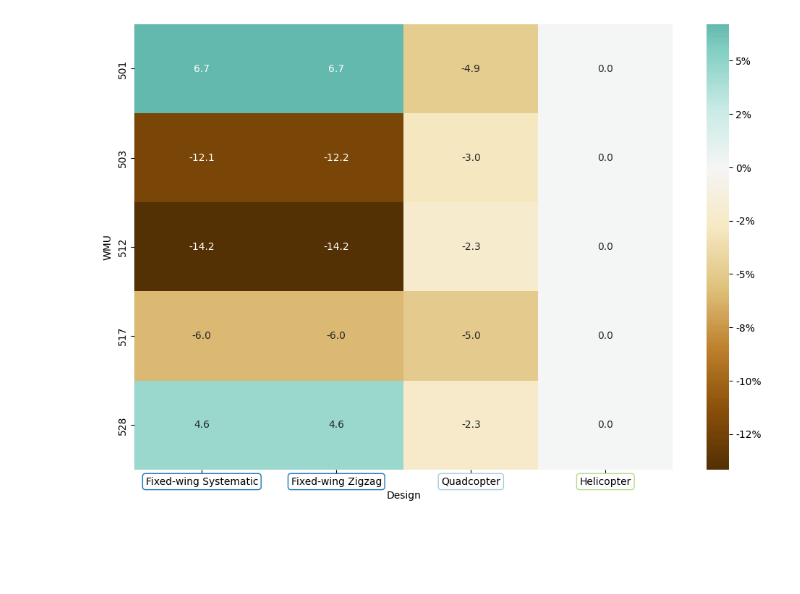
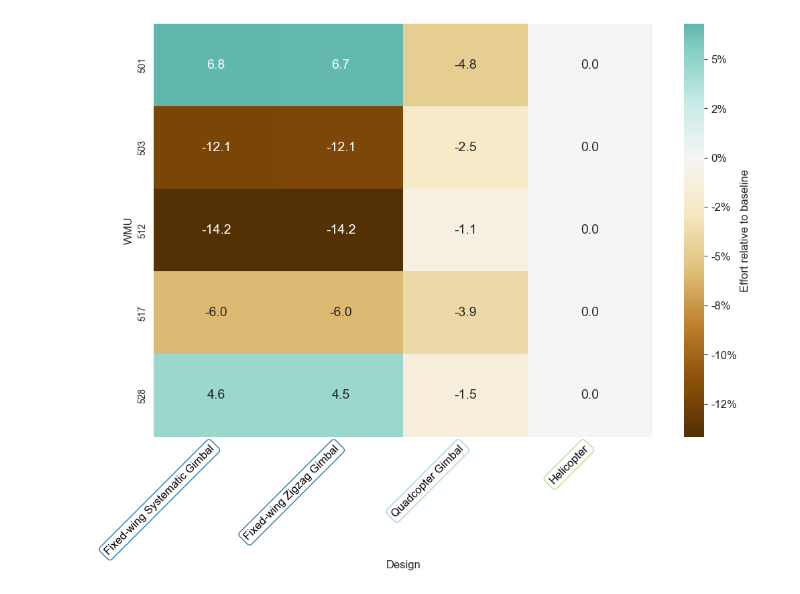
Before and after one commit to hambrecht/DroneSurveySimulator, a Jupyter notebook: Scripts/visualisation/vis_cover.ipynb, the cells around one changed output. Saved outputs shown, nothing was run; the diff lists cells and outputs as text; code cells hidden in the pictures; blank space fills up the shorter version.

Commit message:
set font type to Arial for publication change simulation names select variables of interest
adjust label and export options

```diff
--- a/Scripts/visualisation/vis_cover.ipynb
+++ b/Scripts/visualisation/vis_cover.ipynb
@@ -73,45 +73,64 @@ print(df.columns)
 # %%
 # Filter the DataFrame to include only relevant columns
 df_filtered = df[['WMU', 'Simulation', 'Mean line length (km)']]
 
+# Select only the desired simulations
+desired_simulations = ['Fixed-wing Systematic Gimbal', 'Fixed-wing Zigzag Gimbal', 'Quadcopter Gimbal',
+                       'Helicopter']  # Replace with your actual simulation names
+df_filtered = df_filtered[df_filtered['Simulation'].isin(desired_simulations)]
+
+# Manually order by simulations with 'Helicopter' in the last position
+df_filtered['Simulation'] = pd.Categorical(df_filtered['Simulation'], categories=desired_simulations, ordered=True)
+df_filtered = df_filtered.sort_values('Simulation')
+
 # Pivot the DataFrame to have WMU as index and Simulation as columns
 df_pivot = df_filtered.pivot(index='WMU', columns='Simulation', values='Mean line length (km)')
-
-# Define the desired order of the columns
-# desired_order = ['FW-Sys', 'FW-ZZ','QC-Sys', 'H-SG']  # Replace with your actual column names
-
-# Reorder the DataFrame columns
-# df_pivot = df_pivot[desired_order]
 
 # Calculate the proportional difference from H-SG for each WMU
 df_diff = df_pivot.subtract(df_pivot['Helicopter'], axis=0).divide(df_pivot['Helicopter'], axis=0) * 100
 
 # Create the heatmap
 plt.figure(figsize=(12, 8))
+
+
 # Define a custom annotation function to add a percentage sign
 def annot_format(data):
     return f'{data:.1f}%'
 
-ax = sns.heatmap(df_diff, cmap='BrBG', center=0, annot=True, fmt='.1f', annot_kws={"size": 10}, cbar_kws={'format': '%.0f%%'})
 
+ax = sns.heatmap(df_diff, cmap='BrBG', center=0, annot=True, fmt='.1f', annot_kws={"size": 14},
+                 cbar_kws={'format': '%.0f%%'})
 
 # Define colors for each group of simulations
-colors = ['#1f78b4', '#1f78b4', '#a6cee3','#b2df8a']
+colors = ['#1f78b4', '#1f78b4', '#a6cee3', '#b2df8a']
 
 # Add colored borders around the x-axis labels
 for tick_label, color in zip(ax.get_xticklabels(), colors):
     tick_label.set_bbox(dict(facecolor='white', edgecolor=color, boxstyle='round,pad=0.3'))
 
 # Keep the font color black
 for tick_label in ax.get_xticklabels():
     tick_label.set_color('black')
 
-# plt.title('Heatmap of Proportional Mean Line Length Differences')
-plt.xlabel('Design')
-plt.ylabel('WMU')
+# Rotate x-axis labels to 45 degrees and increase font size
+plt.xticks(rotation=45, ha='right', fontsize=12)
+
+# Add labels and title
+plt.xlabel('Design', fontsize=12)
+plt.ylabel('WMU', fontsize=12)
+
+# Add a legend for the color bar
+cbar = ax.collections[0].colorbar
+cbar.set_label('Effort relative to baseline', size=12)
+cbar.ax.tick_params(labelsize=12)
+
+# Save the plot as a TIFF file to the specified relative path
+output_path = os.path.join('..', '..', 'Output', 'Plots', 'relEffortHeatmap.tiff')
+plt.savefig(output_path, format='tiff', dpi=300, bbox_inches='tight')
+
 plt.show()
 # %% [output]
-[figure, old version]
+[figure, new version]
 # %%
 # Construct the relative path to the CSV file
 file_path = os.path.join('..', '..', 'Output', 'Simulation', 'coverage_score.csv')
```
Also changed, not shown: parts of 7 cells of this notebook.
